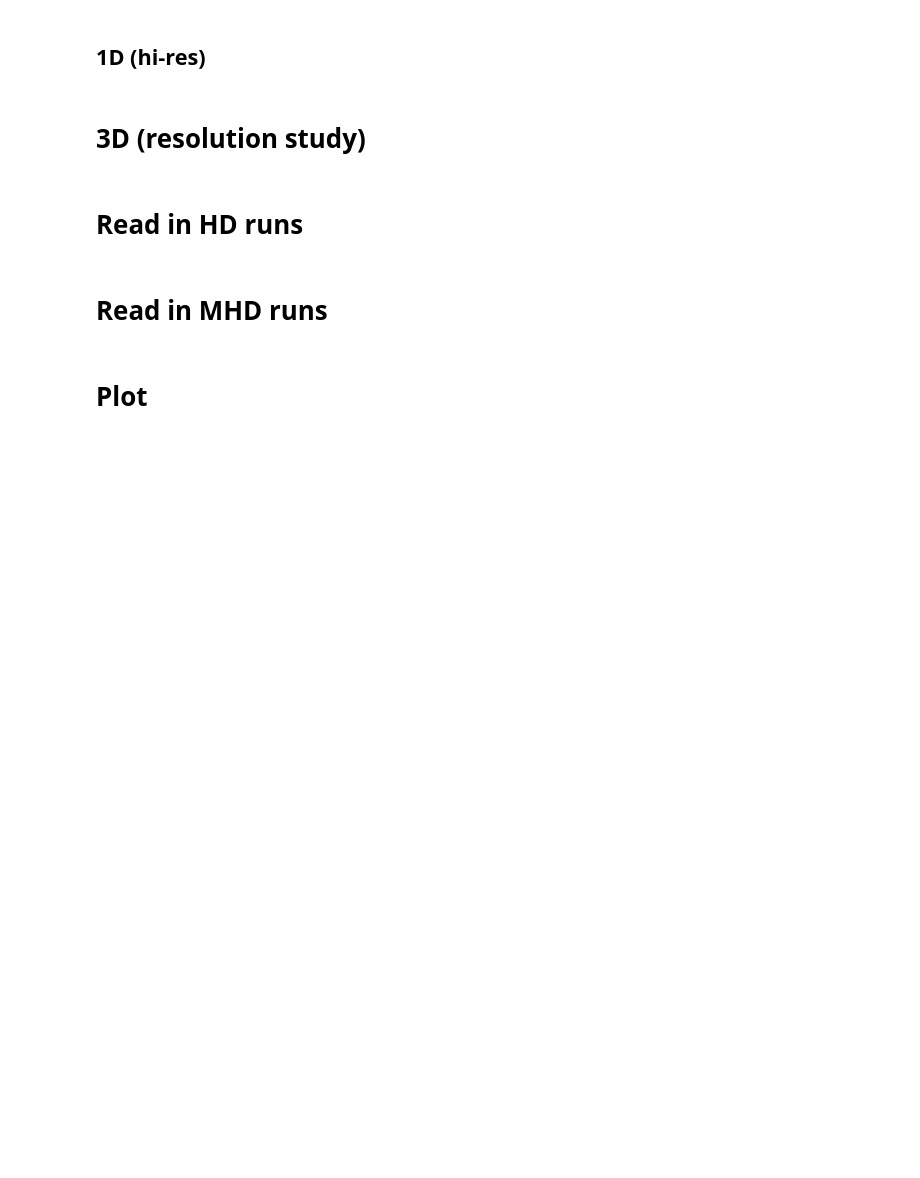
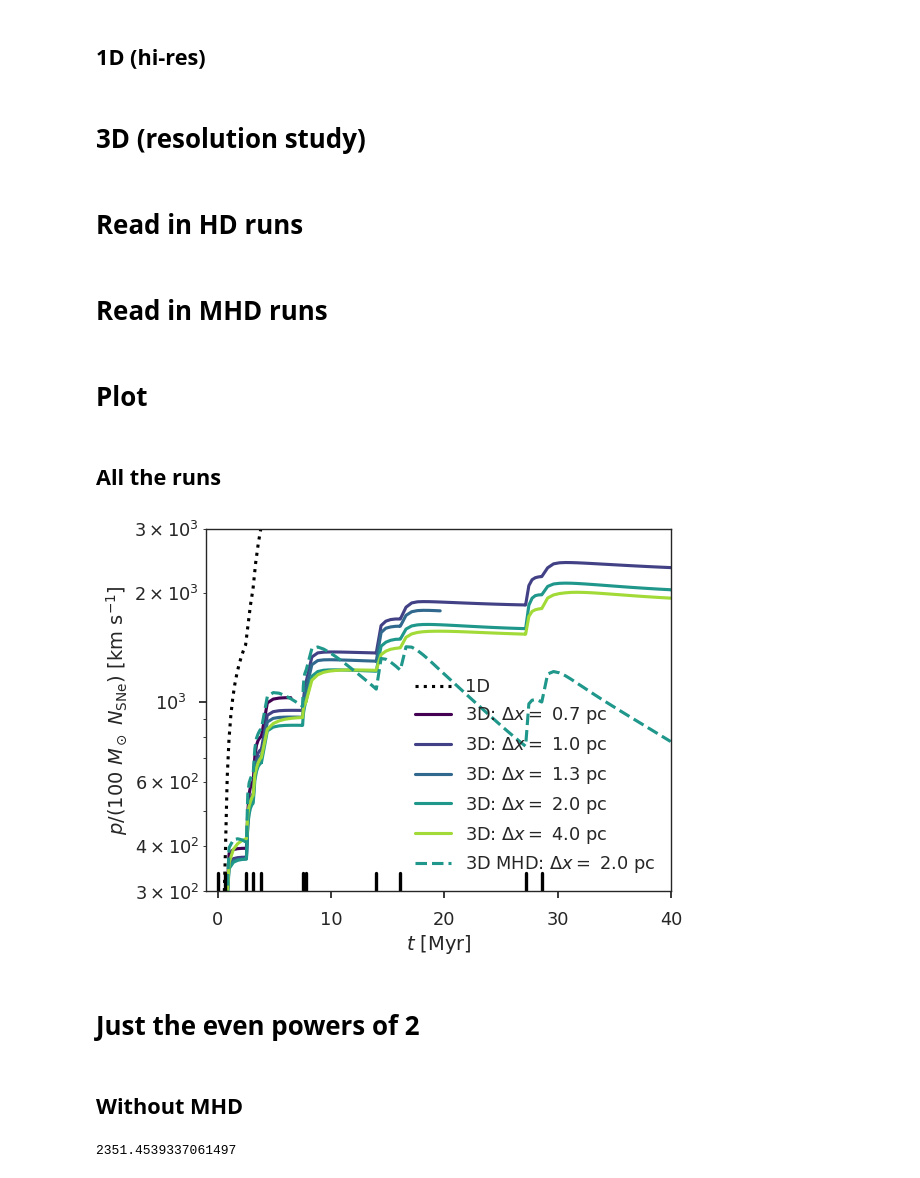
Before and after one commit to egentry/gizmo-clustered-SNe, a Jupyter notebook: scripts/resolution_study.ipynb, the cells around one changed output. Drawn from its saved outputs; the diff is of its cells as text; code cells hidden in the pictures; blank space fills up the shorter version.

```diff
--- a/scripts/resolution_study.ipynb
+++ b/scripts/resolution_study.ipynb
@@ -89,7 +99,7 @@ run_names_tmp = [run_names[N_particles_per_side_i]
                  for N_particles_per_side_i in N_particles_per_side]
 
 
-outputs = pool.map(copy_and_get_DataFrames, run_names_tmp)
+outputs = list(map(copy_and_get_DataFrames, run_names_tmp))
 
 times_snapshots = {N_particles_per_side_i : outputs[i].time
                    for i, N_particles_per_side_i in enumerate(N_particles_per_side)}
@@ -110,7 +120,7 @@ N_particles_per_side_mhd = np.array([
     ])
 dxs_mhd = base_box_size / N_particles_per_side_mhd
 
-simulation_base_name_mhd = "cluster_cooling_mhd"
+simulation_base_name_mhd = "cluster_cooling_mhd_large"
 
 run_names_mhd = {N : "{}_{}".format(simulation_base_name_mhd, N)
                  for N in N_particles_per_side_mhd}
@@ -124,7 +134,7 @@ snapshot_dirs_tmp = [snapshot_dirs_mhd[N_particles_per_side_i]
 run_names_tmp = [run_names_mhd[N_particles_per_side_i]
                  for N_particles_per_side_i in N_particles_per_side_mhd]
 
-outputs_mhd = pool.map(copy_and_get_DataFrames, run_names_tmp)
+outputs_mhd = list(map(copy_and_get_DataFrames, run_names_tmp))
 
 times_snapshots_mhd = {N_particles_per_side_i : outputs_mhd[i].time
                        for i, N_particles_per_side_i in enumerate(N_particles_per_side_mhd)}
@@ -134,9 +144,12 @@ radial_momenta_mhd = {N_particles_per_side_i : outputs_mhd[i].momentum
 # %% [markdown]
 # Plot
 # %%
-def N_particles_to_color(N_particles, verbose=False):
-    min_N = min(N_particles_per_side.min(), N_particles_per_side_mhd.min())
-    max_N = max(N_particles_per_side.max(), N_particles_per_side_mhd.max())
+min_N_default = min(N_particles_per_side.min(), N_particles_per_side_mhd.min())
+max_N_default = max(N_particles_per_side.max(), N_particles_per_side_mhd.max())
+
+def N_particles_to_color(N_particles,
+                         min_N=min_N_default, max_N=max_N_default,
+                         verbose=False, invert=False):
 
     if verbose:
         print("min_N: ", min_N)
@@ -147,6 +160,9 @@ def N_particles_to_color(N_particles, verbose=False):
     if verbose:
         print("x:     ", x)
 
+    if invert:
+        x = 1-x
+
     color = plt.cm.viridis_r( x )
 
     return color
@@ -152,0 +223,9 @@ def N_particles_to_color(N_particles, verbose=False):
+# %% [markdown]
+## All the runs
+# %%
+resolution_study_plotter(N_particles_per_side, times_snapshots, radial_momenta,
+                         N_particles_per_side_mhd, times_snapshots_mhd, radial_momenta_mhd,)
+# %% [output]
+[figure, added]
+# %% [markdown]
+# Just the even powers of 2
@@ -152,0 +234,7 @@ def N_particles_to_color(N_particles, verbose=False):
+# %% [markdown]
+## Without MHD
+# %%
+isolated_SN_momentum = radial_momenta[200][6] / (100 * M_solar * km/s)
+isolated_SN_momentum
+# %% [output]
+2351.4539337061497
```
Also changed, not shown: parts of 19 cells of this notebook, 4 other files.
